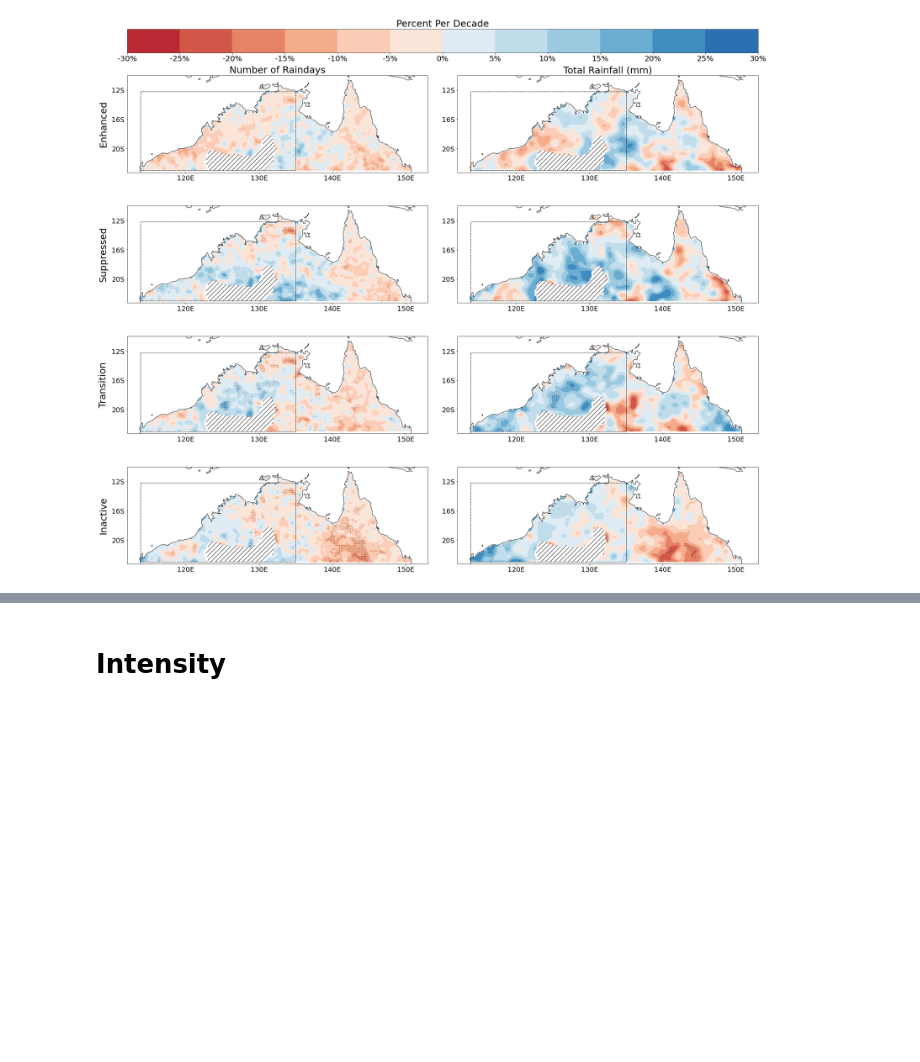
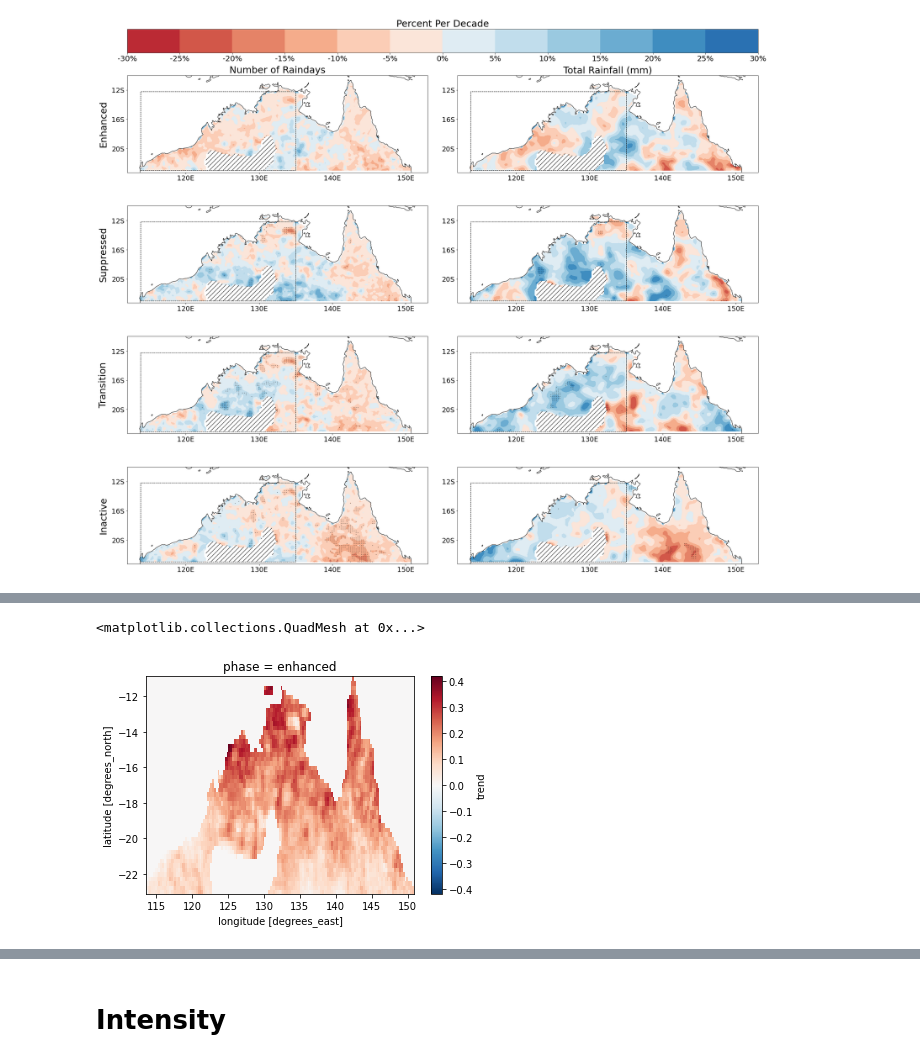
Before and after one commit to alexborowiak/mjo_and_rainfall_trend, a Jupyter notebook: MJO_subphase_trend.ipynb, the cells around one changed output, grey strips where cells are left out. Saved outputs shown, nothing was run; the diff lists cells and outputs as text; code cells hidden in the pictures; blank space fills up the shorter version.

```diff
--- a/MJO_subphase_trend.ipynb
+++ b/MJO_subphase_trend.ipynb
@@ -395,0 +589,5 @@ mapTrend.trend_plot_combined(merged_count_sum_norm , stip_data = stip_count_sum_
+# %%
+trend_count_sub.sel(phase = 'enhanced').trend.plot()
+# %% [output]
+<matplotlib.collections.QuadMesh at 0x...>
+[figure, added]
```
Also changed, not shown: parts of 27 cells of this notebook, 5 other files.
